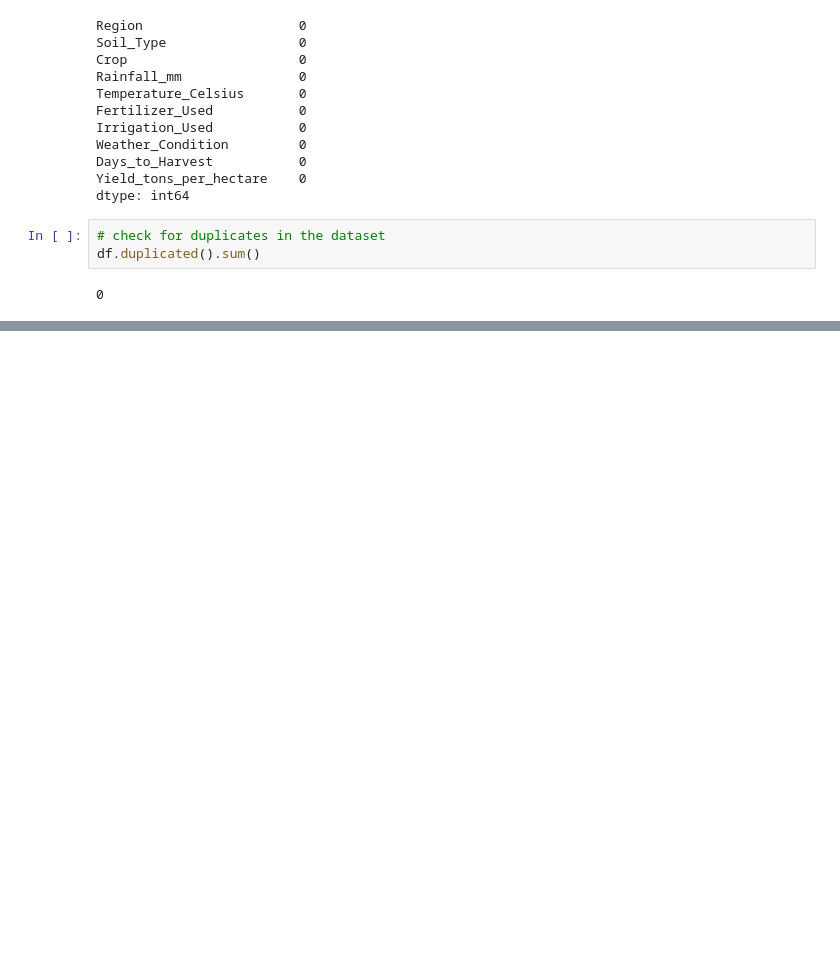
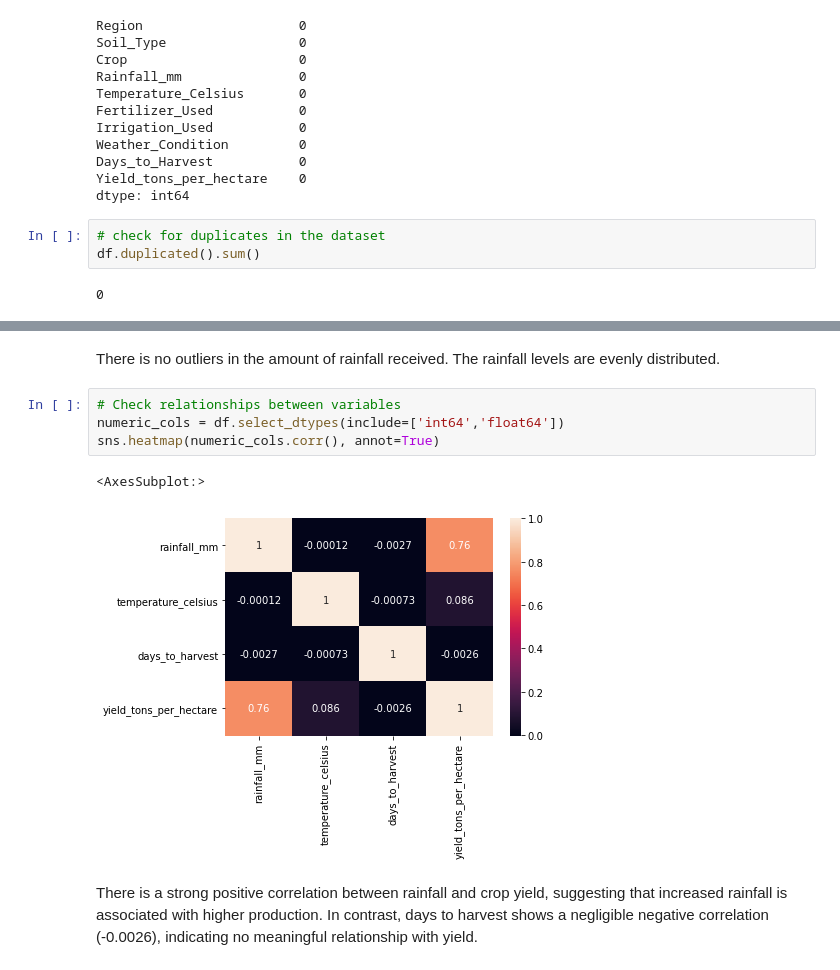
Before and after one commit to Masinde10/Crop-Yield, a Jupyter notebook: crop_yield.ipynb, the cells around one changed output, grey strips where cells are left out. Cells and saved outputs as stored; diff of their text form; blank space fills up the shorter version.

```diff
--- a/crop_yield.ipynb
+++ b/crop_yield.ipynb
@@ -102,0 +133,11 @@ df.head()
+# %% [markdown]
+There is no outliers in the amount of rainfall received. The rainfall levels are evenly distributed.
+# %%
+# Check relationships between variables
+numeric_cols = df.select_dtypes(include=['int64','float64'])
+sns.heatmap(numeric_cols.corr(), annot=True)
+# %% [output]
+<AxesSubplot:>
+[figure, added]
+# %% [markdown]
+There is a strong positive correlation between rainfall and crop yield, suggesting that increased rainfall is associated with higher production. In contrast, days to harvest shows a negligible negative correlation (-0.0026), indicating no meaningful relationship with yield.
```
Also changed, not shown: parts of 17 cells of this notebook.
